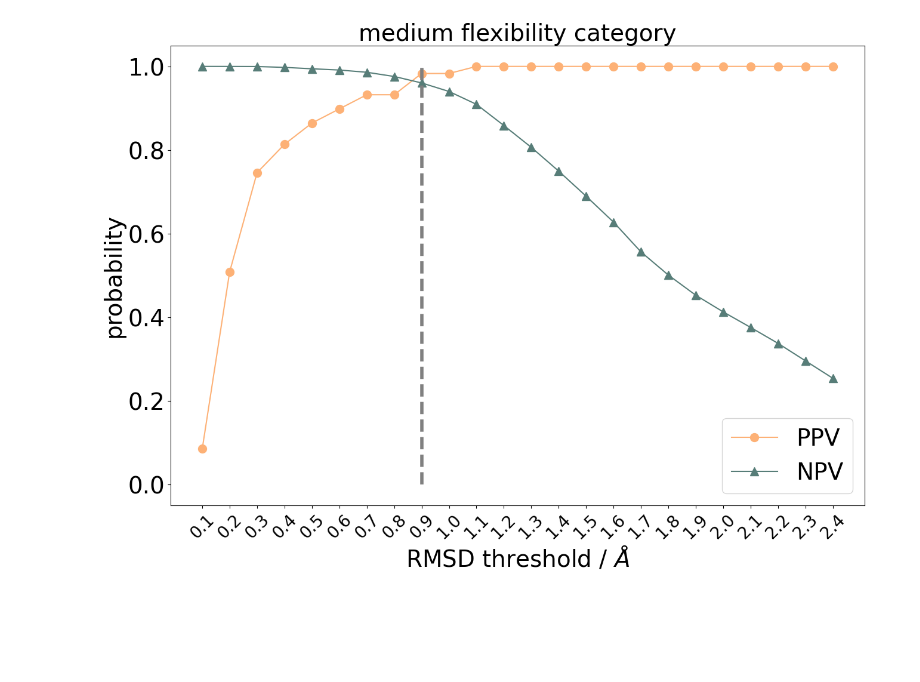
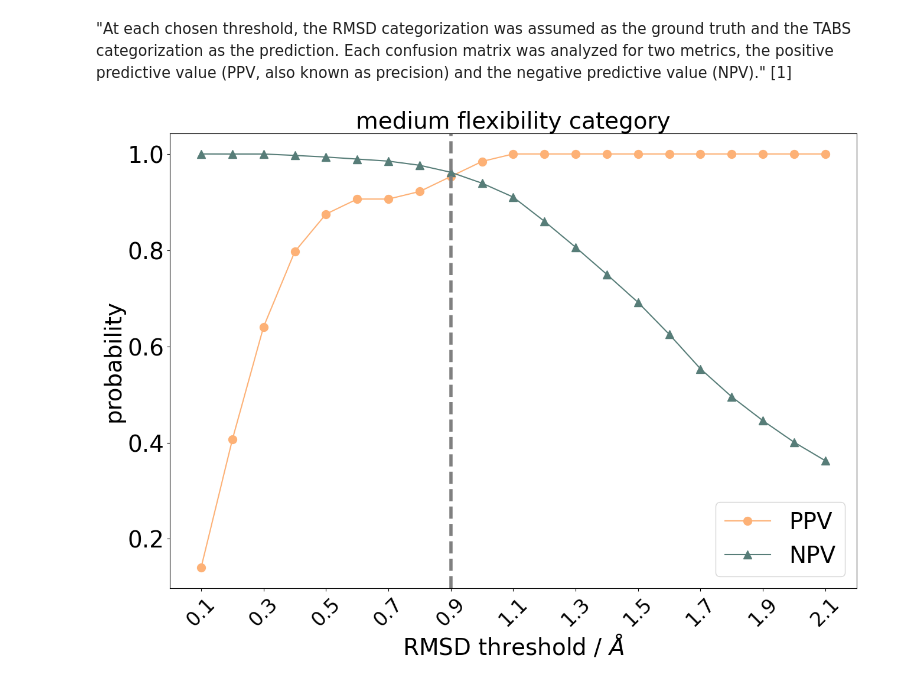
Before and after one commit to rinikerlab/TorsionAngularBinStrings, a Jupyter notebook: Analysis/TabsRmsdAnalysis.ipynb, the cells around one changed output. Cells and saved outputs as stored; diff of their text form; code cells hidden in the pictures; blank space fills up the shorter version.

```diff
--- a/Analysis/TabsRmsdAnalysis.ipynb
+++ b/Analysis/TabsRmsdAnalysis.ipynb
@@ -7,0 +14,7 @@ exData = GetRawData(["../Data/TABS/Output/cd5c0249-45e8-4c4f-baa7-b5b120c8e3e6_r
+# %%
+data = pd.read_csv("../Data/TABS/Output/1ae03752-506f-432c-9508-f69cc98c58d4_prevMetrics.txt") # example molecule 1
+data.head()
+data2 = pd.read_csv("../Data/TABS/Output/947e5e0c-f189-43c4-861e-55a7a194dcc2_prevMetrics.txt") # example molecule 2
+# Combine the two datasets
+data = pd.concat([data, data2], ignore_index=True)
+data
@@ -8,2 +37,3 @@ exData = GetRawData(["../Data/TABS/Output/cd5c0249-45e8-4c4f-baa7-b5b120c8e3e6_r
 # %%
-rmsdThresholds = np.arange(0.1,2.5,0.1)
+cutoffsRmsd = np.arange(0.1,2.2,0.1)
+cutoffsRmsd
@@ -26,4 +43,12 @@ PlotHist2dConfusionMatrices(same,different);
-# %%
-PlotPpvNpv(summedMediumCms,npvMedium, ppvMedium, "medium");
-# %% [output]
-[figure, removed]
+# %%
+res = [GetMetrics(data['rmsd'], data['tabsAgreement'], comparisonid=3, comparisonMeasureCutoffTrue=c, comparisonMeasureCutoffPred=-1) for c in cutoffsRmsd]
+# %%
+cutoffs = np.round(cutoffsRmsd, 2)
+npvs = [r['npv'] for r in res]
+ppvs = [r['ppv'] for r in res]
+# %% [markdown]
+"At each chosen threshold, the RMSD categorization was assumed as the ground truth and the TABS categorization as the prediction. Each confusion matrix was analyzed for two metrics, the positive predictive value (PPV, also known as precision) and the negative predictive value (NPV)." [1]
+# %%
+fig = PlotPpvNpv(r"RMSD threshold / $\AA$",cutoffs, npvs, ppvs, "medium flexibility category",0.9);
+# %% [output]
+[figure, added]
```
Also changed, not shown: parts of 15 cells of this notebook, 4 other files.
